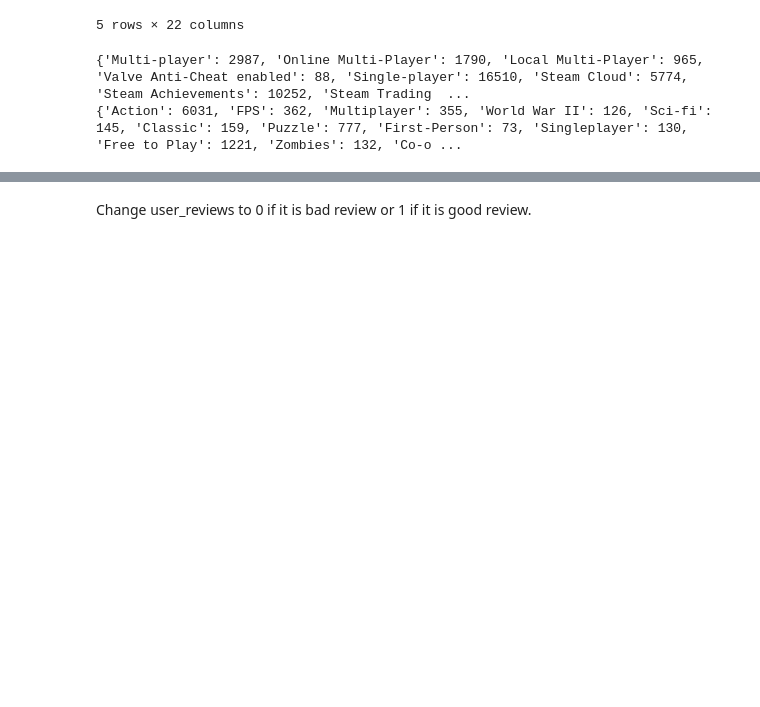
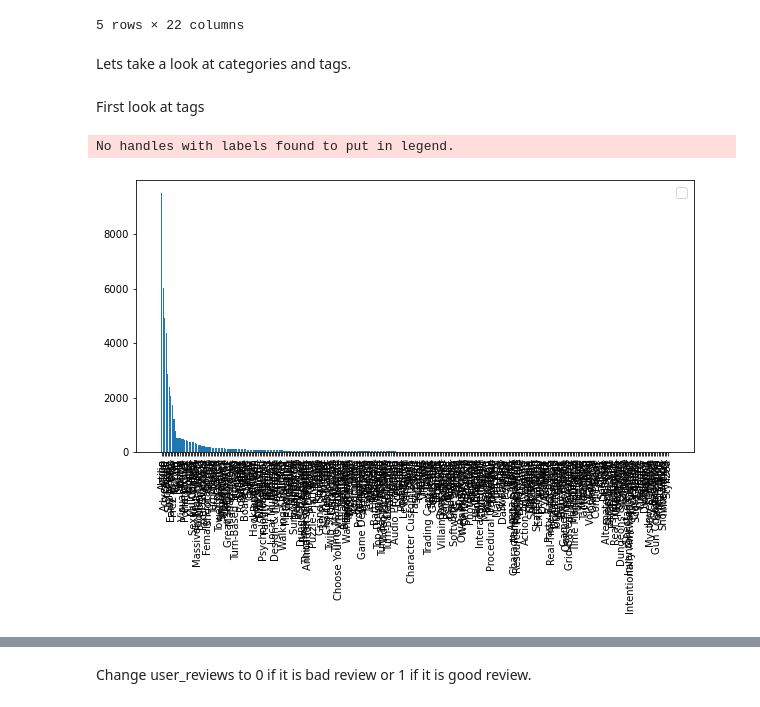
Before and after one commit to Konrados232/steam-predicter, a Jupyter notebook: main.ipynb, the cells around one changed output, grey strips where cells are left out. Drawn from its saved outputs; the diff is of its cells as text; code cells hidden in the pictures; blank space fills up the shorter version.

```diff
--- a/main.ipynb
+++ b/main.ipynb
@@ -339,6 +326,8 @@ whole_steam_data.head()
 | 3 | 40 | 70.0 | Enjoy fast-paced multiplayer gami... | About This GameEnjoy fast-paced m... | ActionFPSClassicMultiplayerShoote... | Deathmatch Classic | 2001-06-01 | 1 | Valve | ... |
 | 4 | 50 | 94.0 | Return to the Black Mesa Research... | About This GameReturn to the Blac... | FPSActionClassicSci-fiSingleplaye... | Half-Life: Opposing Force | 1999-11-01 | 1 | Gearbox Software | ... |
 5 rows × 22 columns
+# %% [markdown]
+Lets take a look at categories and tags.
 # %%
 def gather_data_to_dict(data):
     data_dict = { }
@@ -361,6 +345,20 @@ def convert_dict_to_vector(data_dict):
 # %%
-print(gather_data_to_dict(whole_steam_data.categories))
-print(gather_data_to_dict(whole_steam_data.steamspy_tags))
+categories_dict = gather_data_to_dict(whole_steam_data.categories)
+tags_dict = gather_data_to_dict(whole_steam_data.steamspy_tags)
-# %% [output]
-{'Multi-player': 2987, 'Online Multi-Player': 1790, 'Local Multi-Player': 965, 'Valve Anti-Cheat enabled': 88, 'Single-player': 16510, 'Steam Cloud': 5774, 'Steam Achievements': 10252, 'Steam Trading  ...
-{'Action': 6031, 'FPS': 362, 'Multiplayer': 355, 'World War II': 126, 'Sci-fi': 145, 'Classic': 159, 'Puzzle': 777, 'First-Person': 73, 'Singleplayer': 130, 'Free to Play': 1221, 'Zombies': 132, 'Co-o ...
+# %%
+categories_dict = {k: v for k, v in sorted(categories_dict.items(), key=lambda item: item[1], reverse=True)}
+tags_dict = {k: v for k, v in sorted(tags_dict.items(), key=lambda item: item[1], reverse=True)}
+# %% [markdown]
+First look at tags
+# %%
+names = list(tags_dict.keys())
+values = list(tags_dict.values())
+
+f, ax = plt.subplots(figsize=(10,5))
+plt.xticks(rotation="vertical")
+plt.bar(range(len(tags_dict)), values, tick_label=names)
+ax.legend(fontsize = 14)
+plt.show()
+# %% [output]
+No handles with labels found to put in legend.
+[figure, added]
```
Also changed, not shown: parts of 15 cells of this notebook.
